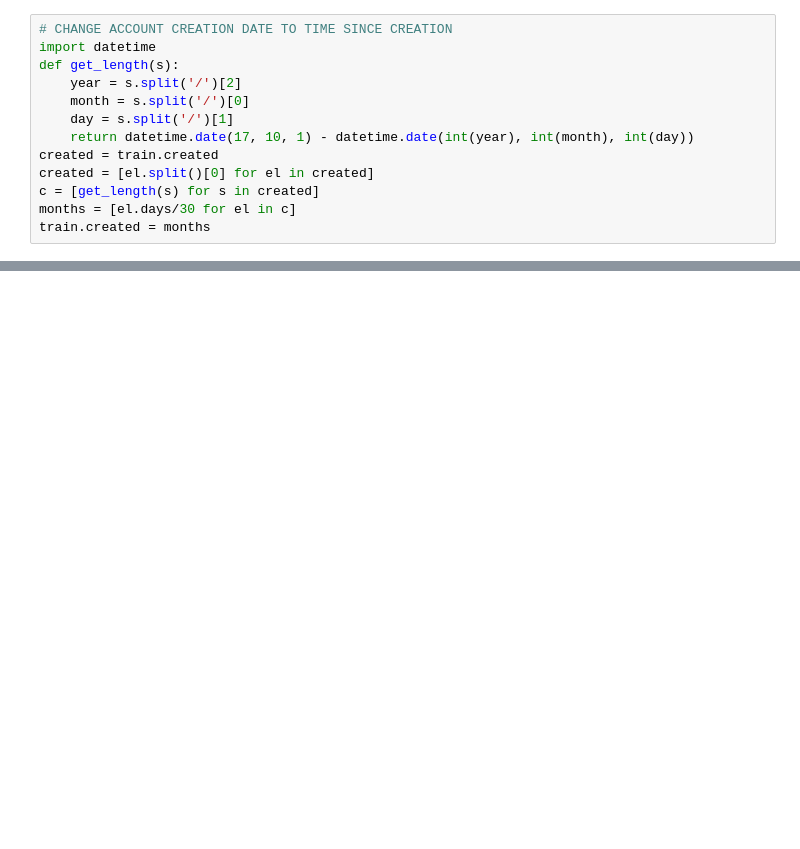
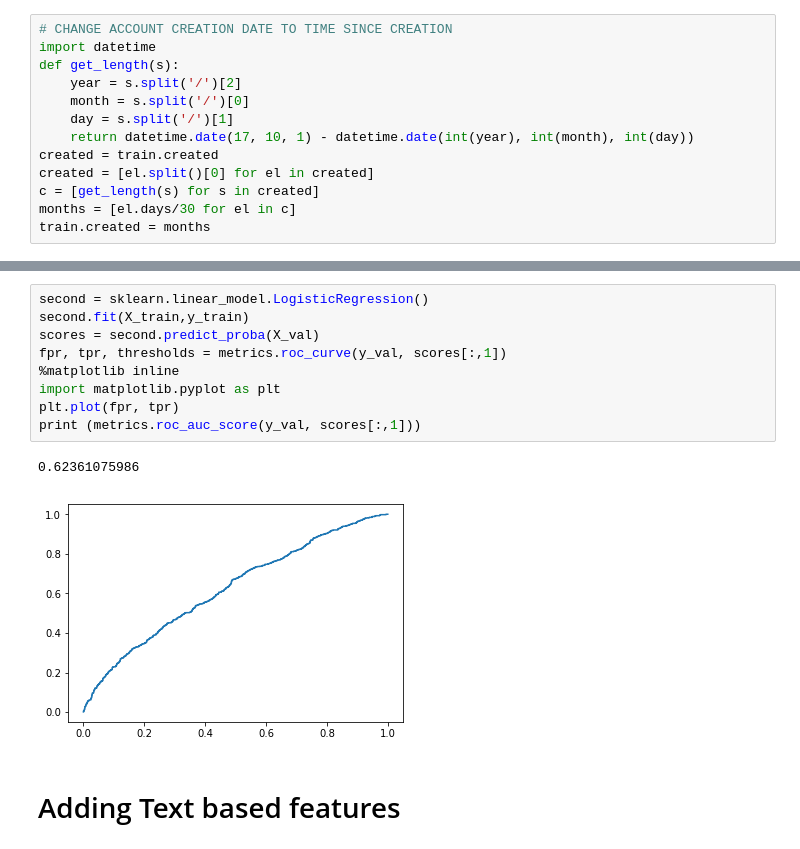
Before and after one commit to fcipollone/TwitterUserGender, a Jupyter notebook: Prediction.ipynb, the cells around one changed output, grey strips where cells are left out. Cells and saved outputs as stored; diff of their text form; blank space fills up the shorter version.

```diff
--- a/Prediction.ipynb
+++ b/Prediction.ipynb
@@ -60,0 +139,14 @@ train.created = months
+# %%
+second = sklearn.linear_model.LogisticRegression()
+second.fit(X_train,y_train)
+scores = second.predict_proba(X_val)
+fpr, tpr, thresholds = metrics.roc_curve(y_val, scores[:,1])
+%matplotlib inline
+import matplotlib.pyplot as plt
+plt.plot(fpr, tpr)
+print (metrics.roc_auc_score(y_val, scores[:,1]))
+# %% [output]
+0.62361075986
+[figure, added]
+# %% [markdown]
+# Adding Text based features
```
Also changed, not shown: parts of 15 cells of this notebook.
